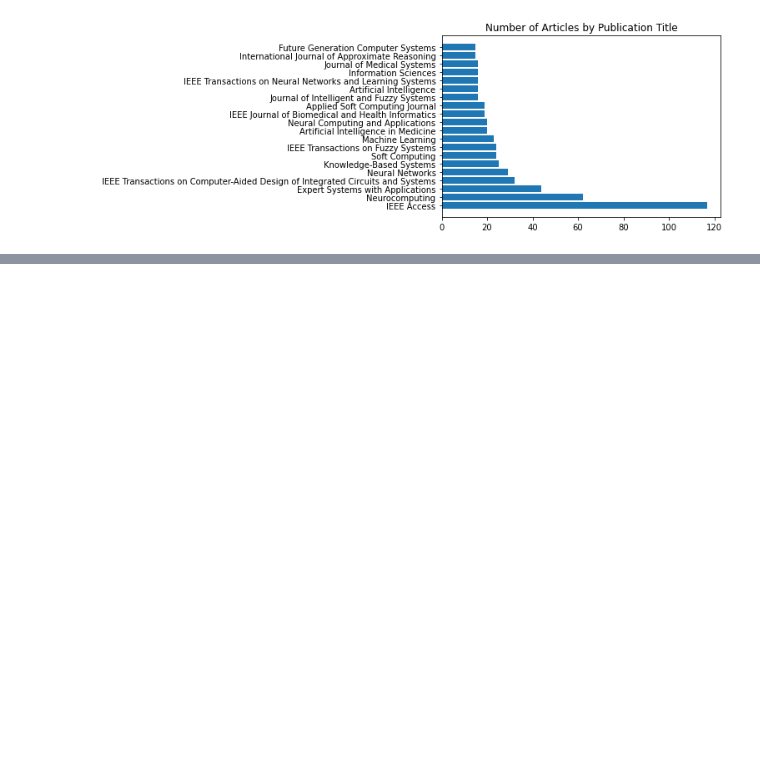
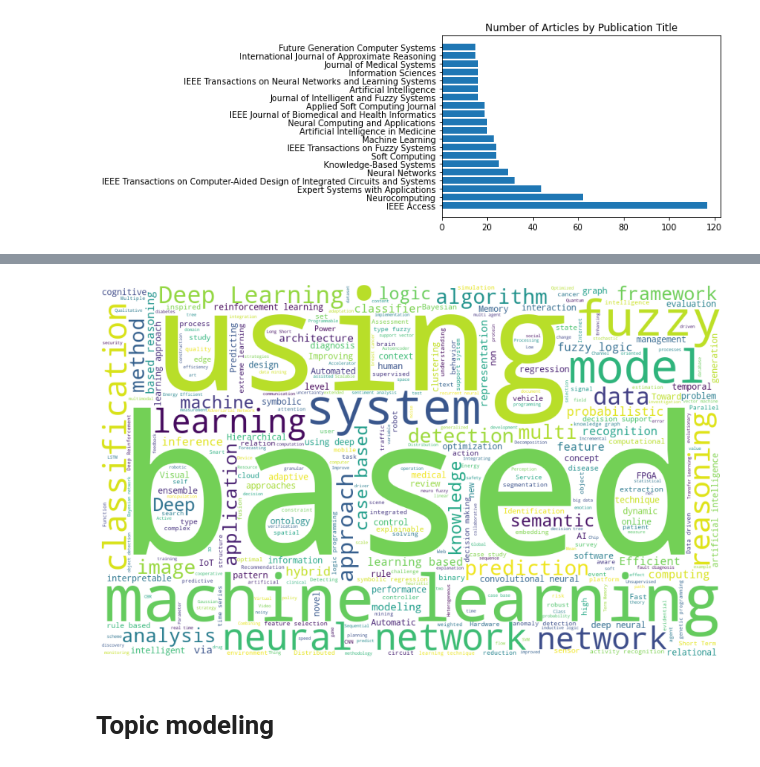
Before and after one commit to kyleiwaniec/neuro-symbolic-ai-systematic-review, a Jupyter notebook: scopus/filterd-search-results.ipynb, the cells around one changed output, grey strips where cells are left out. Cells and saved outputs as stored; diff of their text form; code cells hidden in the pictures; blank space fills up the shorter version.

```diff
--- a/scopus/filterd-search-results.ipynb
+++ b/scopus/filterd-search-results.ipynb
@@ -268,0 +315,7 @@ plt.show()
+# %%
+text = ','.join(list(topArticles['Title']))
+drawCloud(text)
+# %% [output]
+[figure, added]
+# %% [markdown]
+# Topic modeling
```
Also changed, not shown: parts of 48 cells of this notebook, 2 other files.
